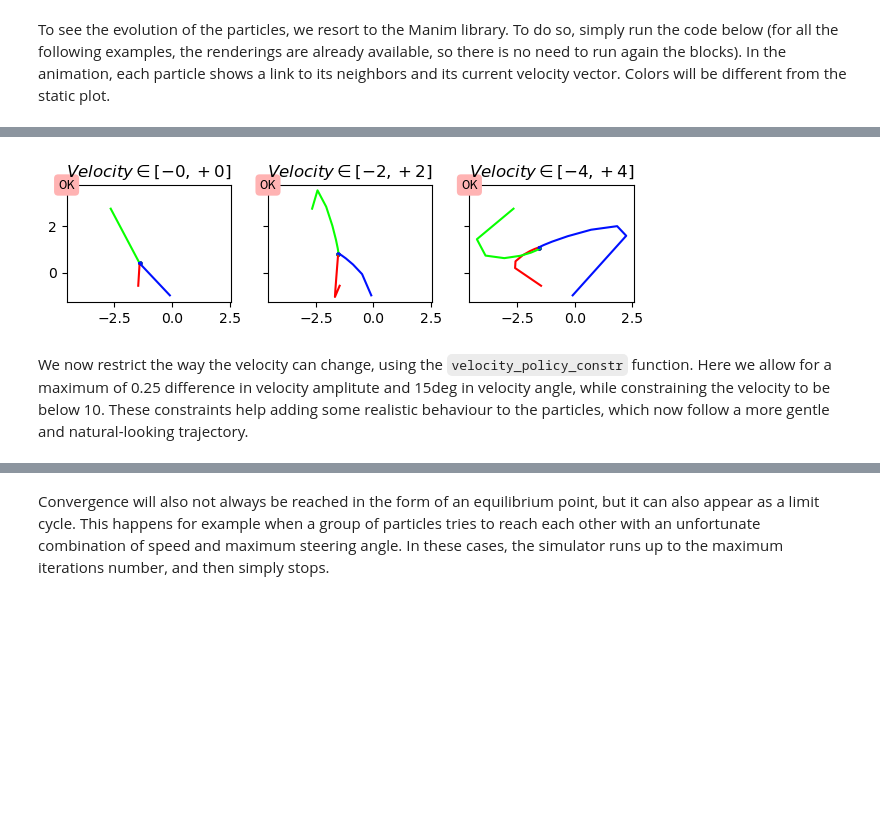
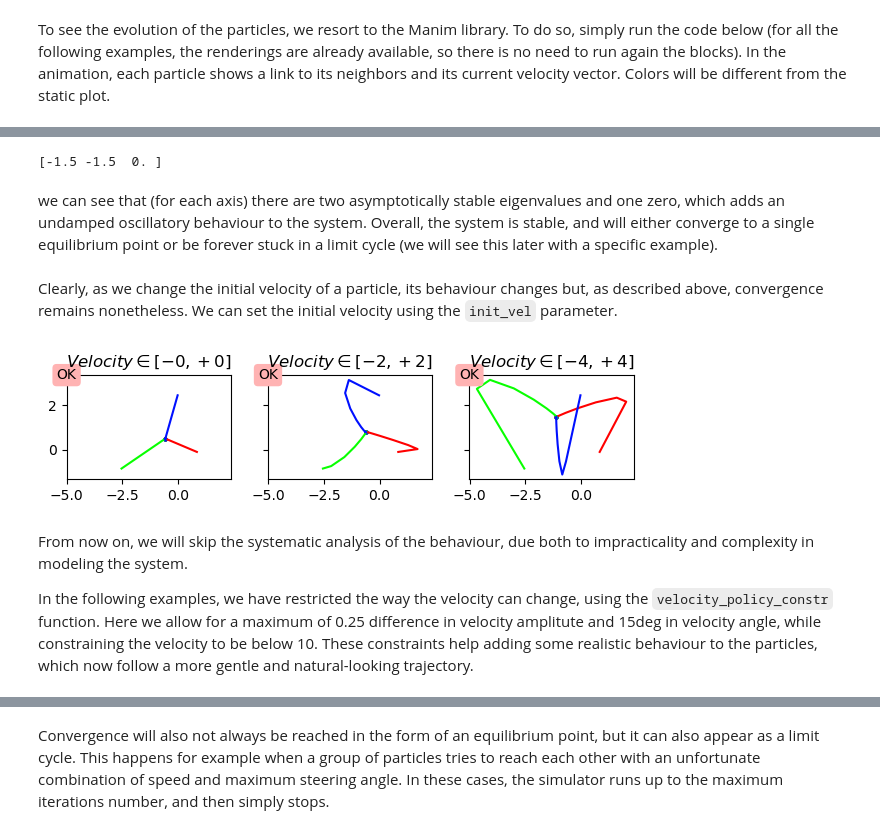
Before and after one commit to ilVecc/wasp-aiml2024, a Jupyter notebook: human_particles.ipynb, the cells around one changed output, grey strips where cells are left out. Drawn from its saved outputs; the diff is of its cells as text; code cells hidden in the pictures; blank space fills up the shorter version.

```diff
--- a/human_particles.ipynb
+++ b/human_particles.ipynb
@@ -69,7 +77,6 @@ def plot(sim_res, repeats=1, title="", ax=None):
                 xytext=(0, 0), textcoords='offset points',
                 ha="center", va="center",
                 size=10,
-                fontname='Source Code Pro',
                 bbox=dict(boxstyle="round", fc=(1.0, 0.7, 0.7), ec="none"))
 
 def normalize(a, return_norm=False):
@@ -166,7 +176,7 @@ Now we load the `Particle` class, which as clearly stated above does not contain
 # %%
 class Particle(object):
 
-    def __init__(self, init_pos, init_vel, get_neighbors, get_position, get_velocity, state_space=None, **kwargs):
+    def __init__(self, init_pos, get_neighbors, get_position, get_velocity, init_vel=np.zeros((2,)), state_space=None, **kwargs):
         super(Particle, self).__init__()
         self.pos = init_pos
         self.vel = init_vel
@@ -199,6 +209,7 @@ class Particle(object):
         self.vel = self.new_vel
 
 def run_simulation(particles, max_iter=3000, term_eps_pos=0.0001, term_eps_vel=0.001, term_radius=10, verbose=False):
+    # prepare simulation results
     sim_res = {
         "n" : len(particles),
         "history_pos" : [ [x.pos.copy()] for x in particles ],
@@ -208,6 +219,12 @@ def run_simulation(particles, max_iter=3000, term_eps_pos=0.0001, term_eps_vel=0
         "termination_msg" : "simulation ended smoothly",
         "iterations" : 0
     }
+    # use list neighbors if a list of integers is provided
+    for i in range(len(particles)):
+        if isinstance(particles[i].calculate_neighbors, list):
+            neighbors = [particles[j] for j in particles[i].calculate_neighbors]
+            particles[i].calculate_neighbors = lambda x, y, n=neighbors : neighs_policy_list(x, y, n)
+    # simulate the system
     lookup_particles_index = {p: i for i, p in zip(range(sim_res["n"]), particles)}
     avg_pos = np.mean([p.pos for p in particles], axis=0)
     for it in range(max_iter):
@@ -359,3 +377,6 @@ With all these ingredients in place, we are finally able to run some examples an
+# %%
+pos = lambda p : np.random.uniform(-p, +p, (2,))
+vel = lambda v : np.random.uniform(-v, +v, (2,))
 # %% [markdown]
 ## Experiments
 # %% [markdown]
@@ -393,22 +426,36 @@ Clearly, as we change the initial velocity of a particle, its behaviour changes.
+# %%
+A = np.array([[-1, 0.5, 0.5],
+              [0.5, -1, 0.5],
+              [0.5, 0.5, -1]])
+with np.printoptions(suppress=True):
+    print(np.sort(np.linalg.eigvals(A)))
+# %% [output]
+[-1.5 -1.5  0. ]
+# %% [markdown]
+we can see that (for each axis) there are two asymptotically stable eigenvalues and one zero, which adds an undamped oscillatory behaviour to the system. Overall, the system is stable, and will either converge to a single equilibrium point or be forever stuck in a limit cycle (we will see this later with a specific example).
+# %% [markdown]
+Clearly, as we change the initial velocity of a particle, its behaviour changes but, as described above, convergence remains nonetheless. We can set the initial velocity using the `init_vel` parameter.
 # %%
-np.random.seed(132463)
-N = 3
+np.random.seed(132453)
 
-p = np.random.uniform(-3.0, +3.0, (2,N))
+n = 3
+poss = [pos(3) for i in range(n)]
+pol_pos = position_policy_1
+pol_vel = velocity_policy_simple
+pol_neigh = neighs_policy_fixed
 
 fig, ax = plt.subplots(1, 3, sharex=True, sharey=True)
 fig.tight_layout()
-p1 = [Particle(init_pos=p[:,i], init_vel=np.random.uniform(-0.0, +0.0, (2,)), get_neighbors=neighs_policy_fixed, get_position=position_policy_1, get_velocity=velocity_policy_simple) for i in range(N)]
-p2 = [Particle(init_pos=p[:,i], init_vel=np.random.uniform(-1.5, +1.5, (2,)), get_neighbors=neighs_policy_fixed, get_position=position_policy_1, get_velocity=velocity_policy_simple) for i in range(N)]
-p3 = [Particle(init_pos=p[:,i], init_vel=np.random.uniform(-3.0, +3.0, (2,)), get_neighbors=neighs_policy_fixed, get_position=position_policy_1, get_velocity=velocity_policy_simple) for i in range(N)]
-r1 = run_simulation(p1)
-r2 = run_simulation(p2)
-r3 = run_simulation(p3)
-plot(r1, title=r"$Velocity \in [-0,+0]$", ax=ax[0])
-plot(r2, title=r"$Velocity \in [-2,+2]$", ax=ax[1])
-plot(r3, title=r"$Velocity \in [-4,+4]$", ax=ax[2])
+p1 = [Particle(init_pos=poss[i], init_vel=vel(0), get_neighbors=pol_neigh, get_position=pol_pos, get_velocity=pol_vel) for i in range(n)]
+p2 = [Particle(init_pos=poss[i], init_vel=vel(2), get_neighbors=pol_neigh, get_position=pol_pos, get_velocity=pol_vel) for i in range(n)]
+p3 = [Particle(init_pos=poss[i], init_vel=vel(4), get_neighbors=pol_neigh, get_position=pol_pos, get_velocity=pol_vel) for i in range(n)]
+plot(run_simulation(p1), title=r"$Velocity \in [-0,+0]$", ax=ax[0])
+plot(run_simulation(p2), title=r"$Velocity \in [-2,+2]$", ax=ax[1])
+plot(run_simulation(p3), title=r"$Velocity \in [-4,+4]$", ax=ax[2])
 # %% [output]
-[figure, old version]
+[figure, new version]
 # %% [markdown]
-We now restrict the way the velocity can change, using the `velocity_policy_constr` function. Here we allow for a maximum of 0.25 difference in velocity amplitute and 15deg in velocity angle, while constraining the velocity to be below 10. These constraints help adding some realistic behaviour to the particles, which now follow a more gentle and natural-looking trajectory.
+From now on, we will skip the systematic analysis of the behaviour, due both to impracticality and complexity in modeling the system.
+
+In the following examples, we have restricted the way the velocity can change, using the `velocity_policy_constr` function. Here we allow for a maximum of 0.25 difference in velocity amplitute and 15deg in velocity angle, while constraining the velocity to be below 10. These constraints help adding some realistic behaviour to the particles, which now follow a more gentle and natural-looking trajectory.
 # %%
```
Also changed, not shown: parts of 35 cells of this notebook, 1 other file.
